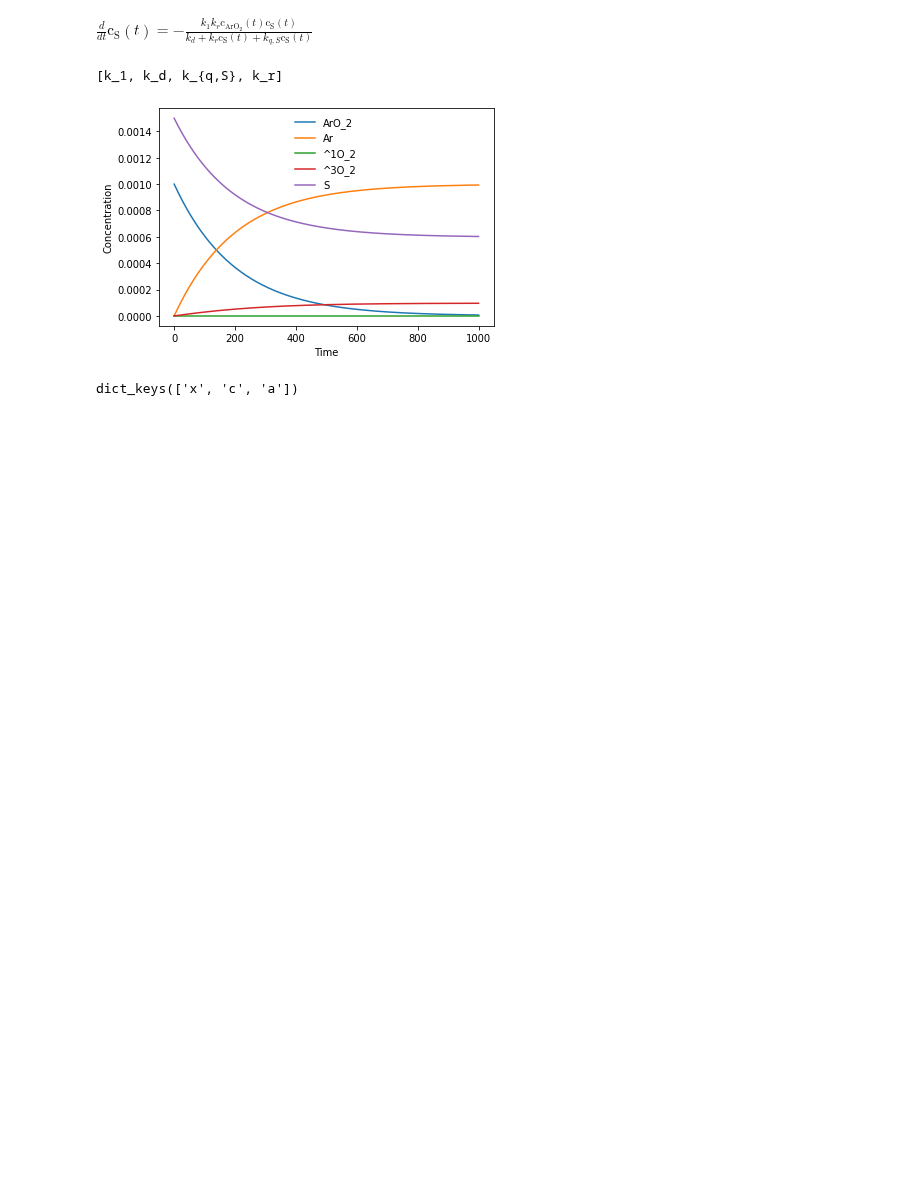
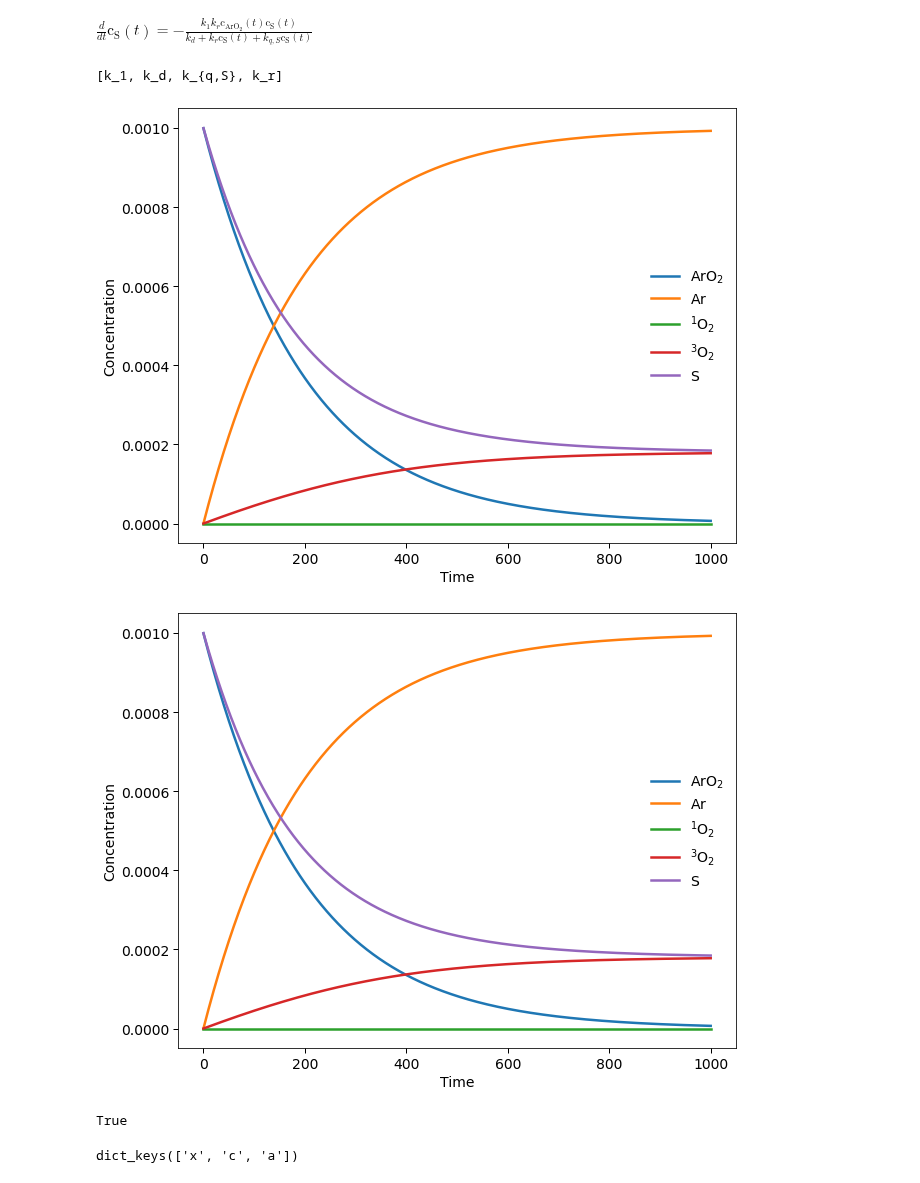
Before and after one commit to dmadea/Photo-Kinetic-Simulator, a Jupyter notebook: Simulator.ipynb, the cells around one changed output. Drawn from its saved outputs; the diff is of its cells as text; code cells hidden in the pictures; blank space fills up the shorter version.

Commit message:
refactor, scaling, plotting

```diff
--- a/Simulator.ipynb
+++ b/Simulator.ipynb
@@ -121,10 +130,18 @@ $\displaystyle \frac{d}{d t} \operatorname{c_{^3O_2}}{\left(t \right)} = \frac{k
 $\displaystyle \frac{d}{d t} \operatorname{c_{S}}{\left(t \right)} = - \frac{k_{1} k_{r} \operatorname{c_{ArO_2}}{\left(t \right)} \operatorname{c_{S}}{\left(t \right)}}{k_{d} + k_{r} \operatorname{c_{S}}{\left(t \right)} + k_{q,S} \operatorname{c_{S}}{\left(t \right)}}$
 # %%
 print(model.symbols['rate_constants'])
-model.simulate_model([5e-3, 1/9.5e-6, 1e4, 1e9], [1e-3, 0, 0, 0, 1.5e-3], t_max=1e3, yscale='linear')
+model.simulate_model([5e-3, 1/9.5e-6, 1e4, 1e9], [1e-3, 0, 0, 0, 1e-3], t_max=1e3, yscale='linear', scale=True, figsize=(10, 8))
+M = model.last_simul_matrix.copy()
+model.simulate_model([5e-3, 1/9.5e-6, 1e4, 1e9], [1e-3, 0, 0, 0, 1e-3], t_max=1e3, yscale='linear', scale=False, figsize=(10, 8))
 # %% [output]
 [k_1, k_d, k_{q,S}, k_r]
-[figure, old version]
+[figure, new version]
+[figure, added]
+# %%
+import numpy as np
+np.allclose(M, model.last_simul_matrix)
+# %% [output]
+True
 # %%
 
 a = {'x': 5, 'c': 84, 'a': 'aa'}
```
Also changed, not shown: parts of 2 cells of this notebook, 1 other file.
